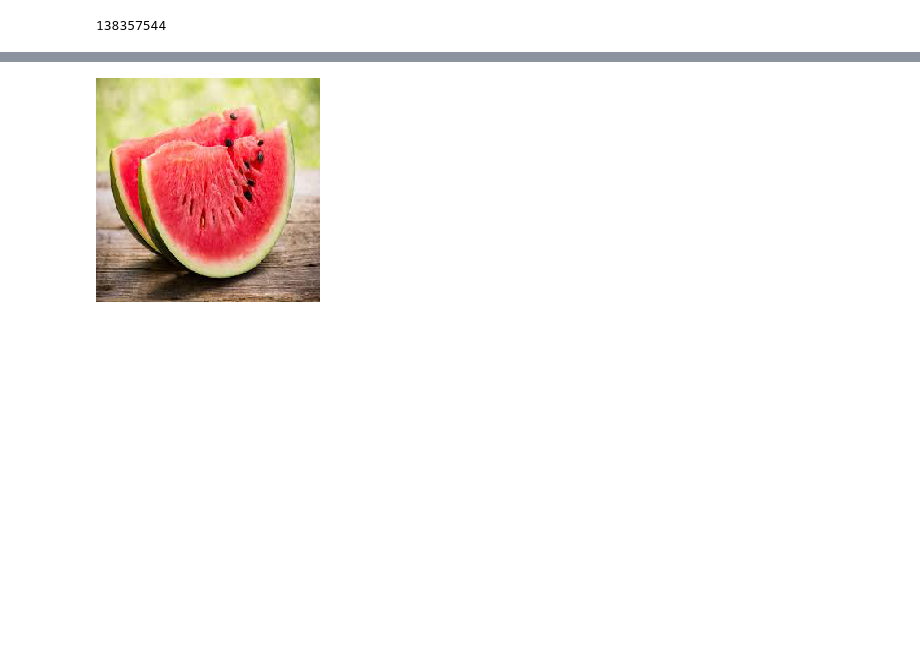
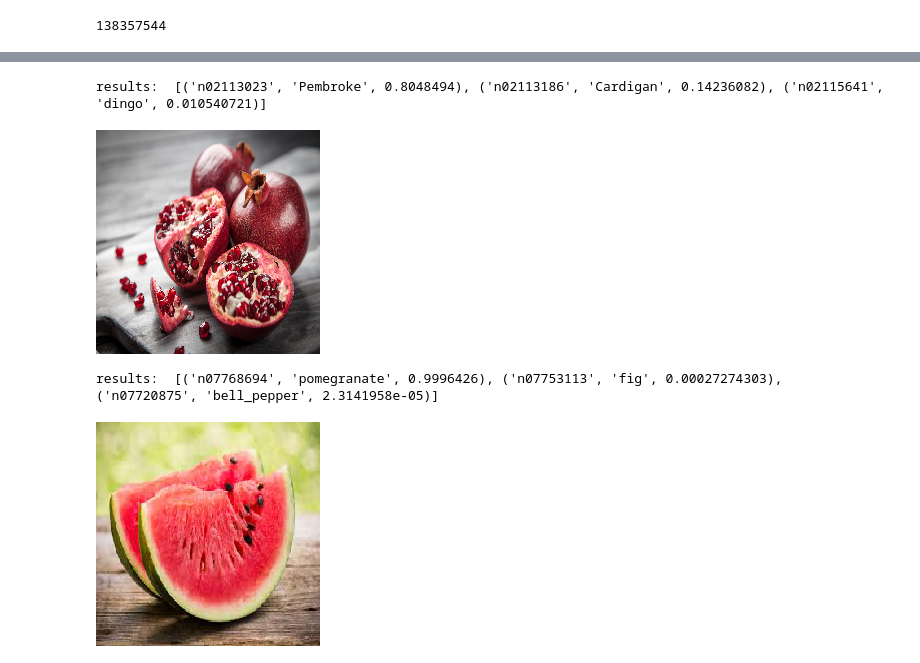
Before and after one commit to dumbledad/DLFD, a Jupyter notebook: FINISHED 06 Transfer Learning.ipynb, the cells around one changed output, grey strips where cells are left out. Drawn from its saved outputs; the diff is of its cells as text; code cells hidden in the pictures; blank space fills up the shorter version.

```diff
--- a/FINISHED 06 Transfer Learning.ipynb
+++ b/FINISHED 06 Transfer Learning.ipynb
@@ -41,3 +96,23 @@ model.count_params() # A lot!
+# %%
+prediction = model.predict(x)
+print("results: ", decode_predictions(prediction, top=3)[0])
+# %% [output]
+results:  [('n02113023', 'Pembroke', 0.8048494), ('n02113186', 'Cardigan', 0.14236082), ('n02115641', 'dingo', 0.010540721)]
+# %%
+image_path = 'images/fruit.jpg'
+image = Image.open(image_path)
+image = image.resize((224, 224))
+image
+# %% [output]
+[figure, added]
+# %%
+x = np.asarray(image, dtype='float32')
+x = np.expand_dims(x, axis=0)
+x = preprocess_input(x)
+prediction = model.predict(x)
+print("results: ", decode_predictions(prediction, top=3)[0])
+# %% [output]
+results:  [('n07768694', 'pomegranate', 0.9996426), ('n07753113', 'fig', 0.00027274303), ('n07720875', 'bell_pepper', 2.3141958e-05)]
 # %%
 image_path = 'images/watermelon.jpg'
 image = Image.open(image_path)
```
Also changed, not shown: parts of 17 cells of this notebook, 6 other files.
